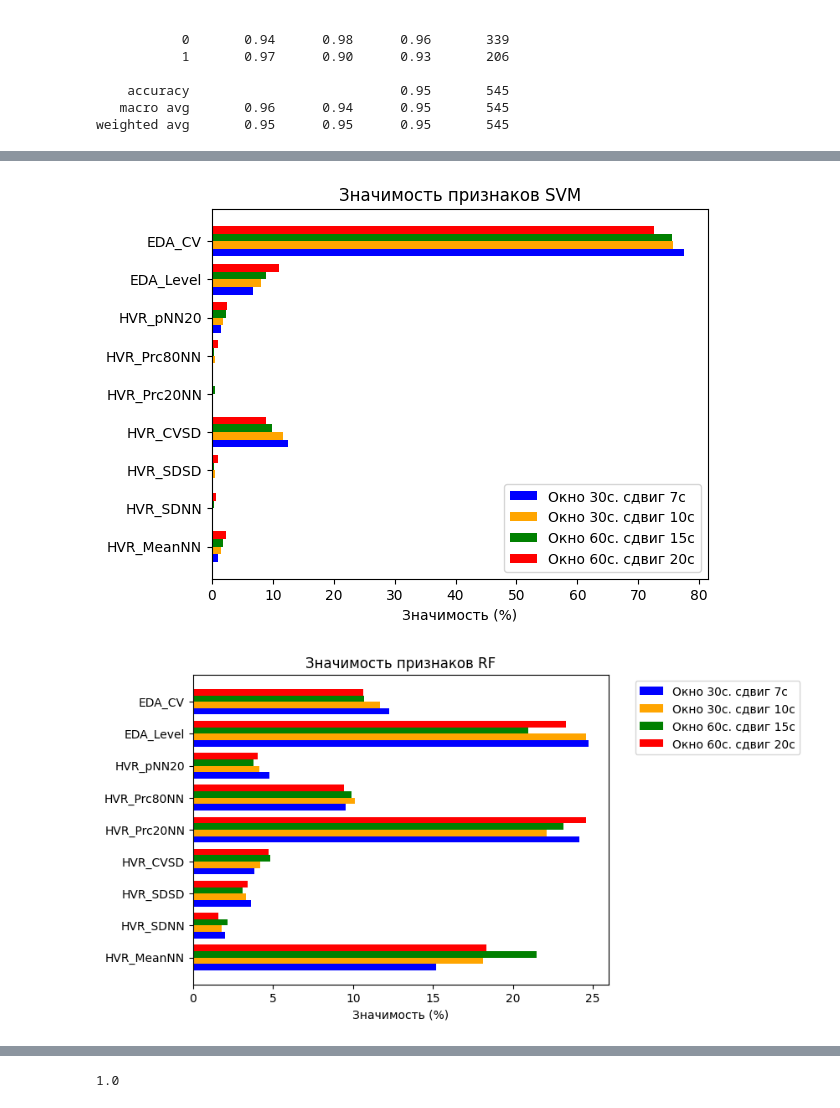
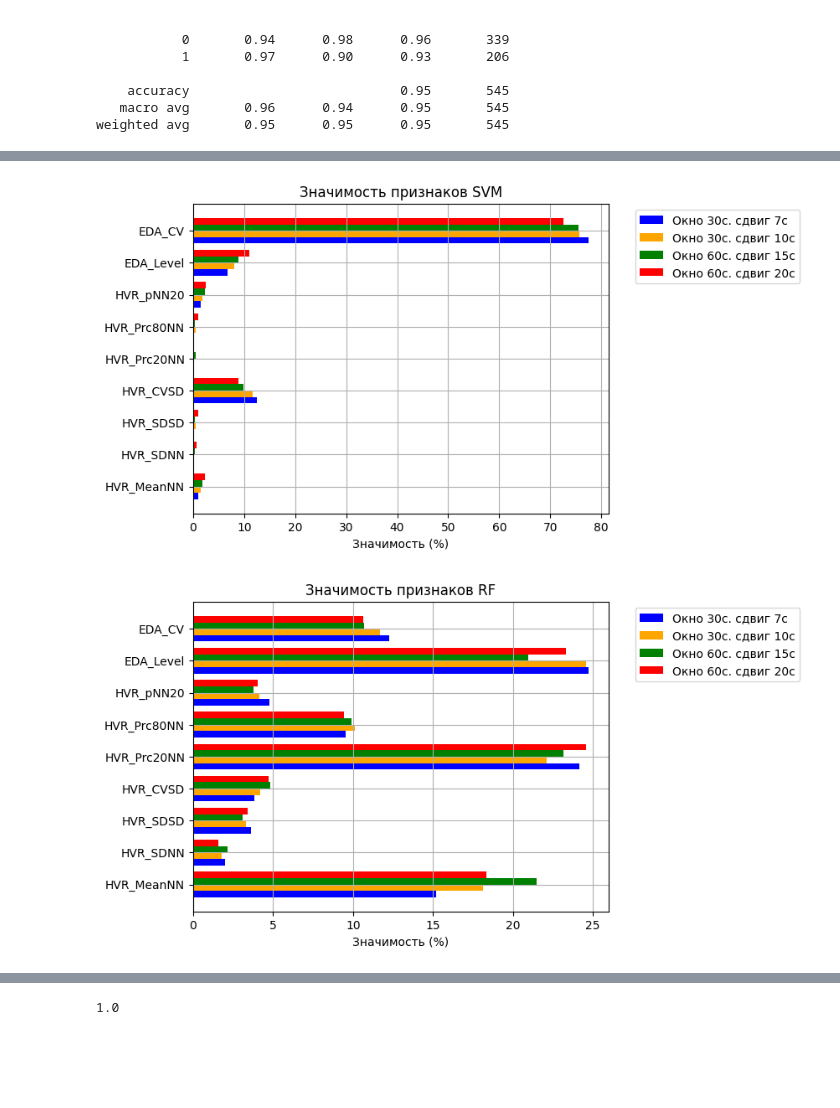
Before and after one commit to SergevninDmitry/Machine-Learning-for-Stress-Detection, a Jupyter notebook: main.ipynb, the cells around one changed output, grey strips where cells are left out. Cells and saved outputs as stored; diff of their text form; code cells hidden in the pictures; blank space fills up the shorter version.

```diff
--- a/main.ipynb
+++ b/main.ipynb
@@ -809,39 +741,41 @@ print(dict_fi)
        3.07924300e-03]), 'gbn_30_10': array([0.09468284, 0.01599813, 0.00872201, 0.03208955, 0.25083955,
        0.01469216, 0.02010261, 0.16814366, 0.07434701])}
 # %%
+dict_fix = {}
 for key in dict_fi:
     total = np.sum(dict_fi[key])
     dict_fix[key] = (dict_fi[key] / total) * 100
 
 array1 = dict_fix['SVM_30_7']
 array2 = dict_fix['SVM_30_10']
 array3 = dict_fix['SVM_60_15']
 array4 = dict_fix['SVM_60_20']
 
 metrics = ['HVR_MeanNN', 'HVR_SDNN', 'HVR_SDSD', 'HVR_CVSD', 'HVR_Prc20NN', 'HVR_Prc80NN', 'HVR_pNN20', 'EDA_Level', 'EDA_CV']
 
 bar_width = 0.2
 
 y_values = np.arange(len(array1))
 
 
 plt.barh(y_values - 3*bar_width/2, array1, color='blue', height=bar_width, label='Окно 30с. сдвиг 7с')
 plt.barh(y_values - bar_width/2, array2, color='orange', height=bar_width, label='Окно 30с. сдвиг 10с')
 plt.barh(y_values + bar_width/2, array3, color='green', height=bar_width, label='Окно 60с. сдвиг 15с')
 plt.barh(y_values + 3*bar_width/2, array4, color='red', height=bar_width, label='Окно 60с. сдвиг 20с')
 
 
 plt.yticks(y_values, metrics)
 
 
-plt.legend()
+plt.legend(bbox_to_anchor=(1.05, 1))
 
 plt.xlabel('Значимость (%)' )
 plt.title('Значимость признаков SVM')
+plt.grid(True)
 
 plt.show()
 # %% [output]
-[figure, old version]
+[figure, new version]
 # %%
 array1 = dict_fix['RF_30_7']
 array2 = dict_fix['RF_30_10']
@@ -866,10 +800,11 @@ plt.legend(bbox_to_anchor=(1.05, 1))
 
 plt.xlabel('Значимость (%)' )
 plt.title('Значимость признаков RF')
+plt.grid(True)
 
 plt.show()
 # %% [output]
-[figure, old version]
+[figure, new version]
 # %%
 array1 = dict_fix['KNN_30_7']
 array2 = dict_fix['KNN_30_10']
```
Also changed, not shown: parts of 13 cells of this notebook.
